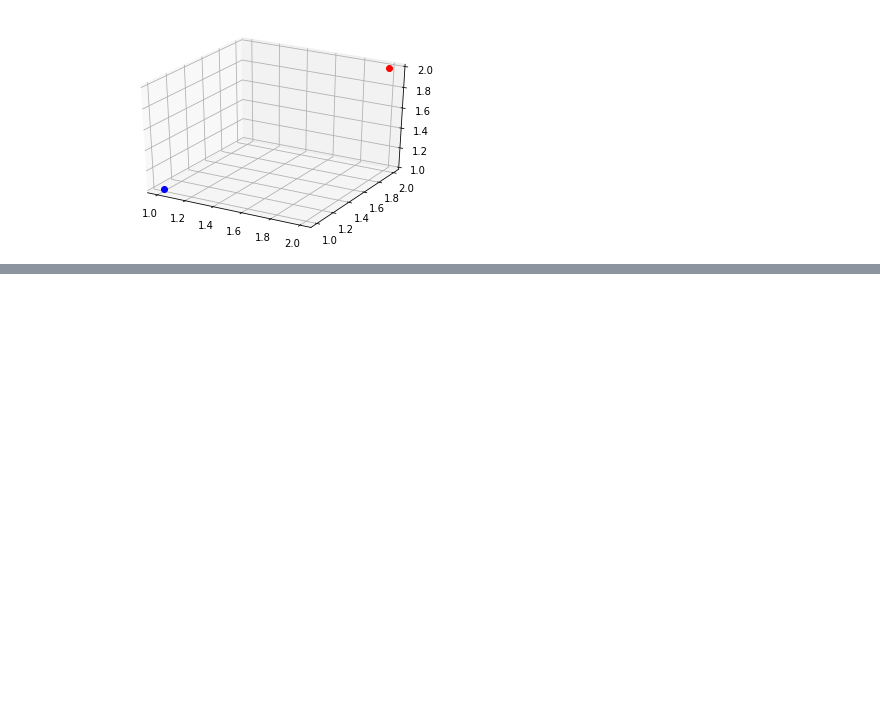
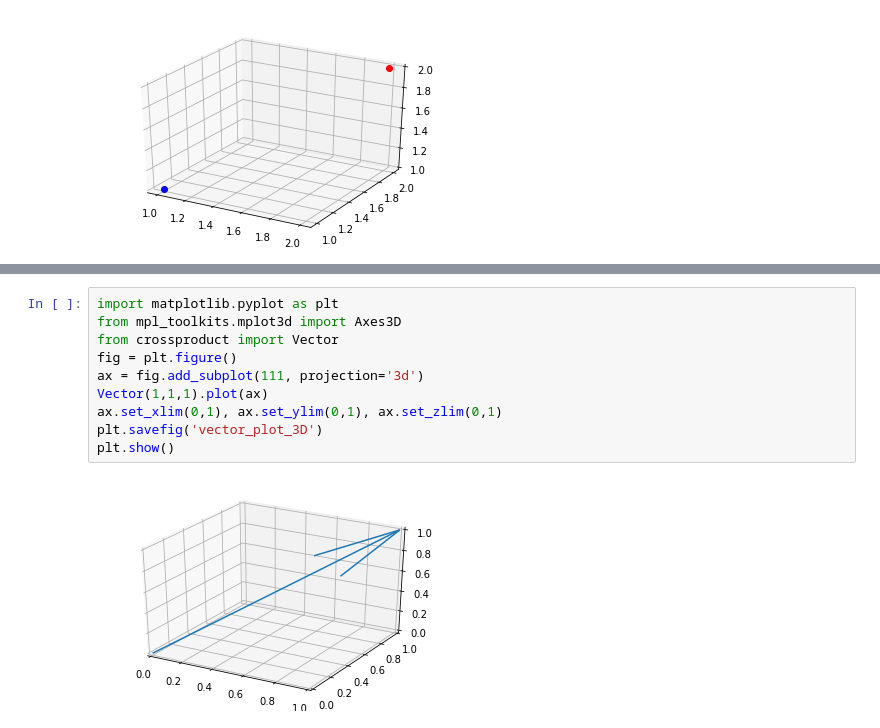
Before and after one commit to stevenkfirth/crossproduct, a Jupyter notebook: notebooks/docs/plot_methods.ipynb, the cells around one changed output, grey strips where cells are left out. Cells and saved outputs as stored; diff of their text form; blank space fills up the shorter version.

```diff
--- a/notebooks/docs/plot_methods.ipynb
+++ b/notebooks/docs/plot_methods.ipynb
@@ -27,0 +38,12 @@ plt.show()
+# %%
+import matplotlib.pyplot as plt
+from mpl_toolkits.mplot3d import Axes3D
+from crossproduct import Vector
+fig = plt.figure()
+ax = fig.add_subplot(111, projection='3d')
+Vector(1,1,1).plot(ax)
+ax.set_xlim(0,1), ax.set_ylim(0,1), ax.set_zlim(0,1)
+plt.savefig('vector_plot_3D')
+plt.show()
+# %% [output]
+[figure, added]
```
Also changed, not shown: parts of 3 cells of this notebook, 14 other files.
